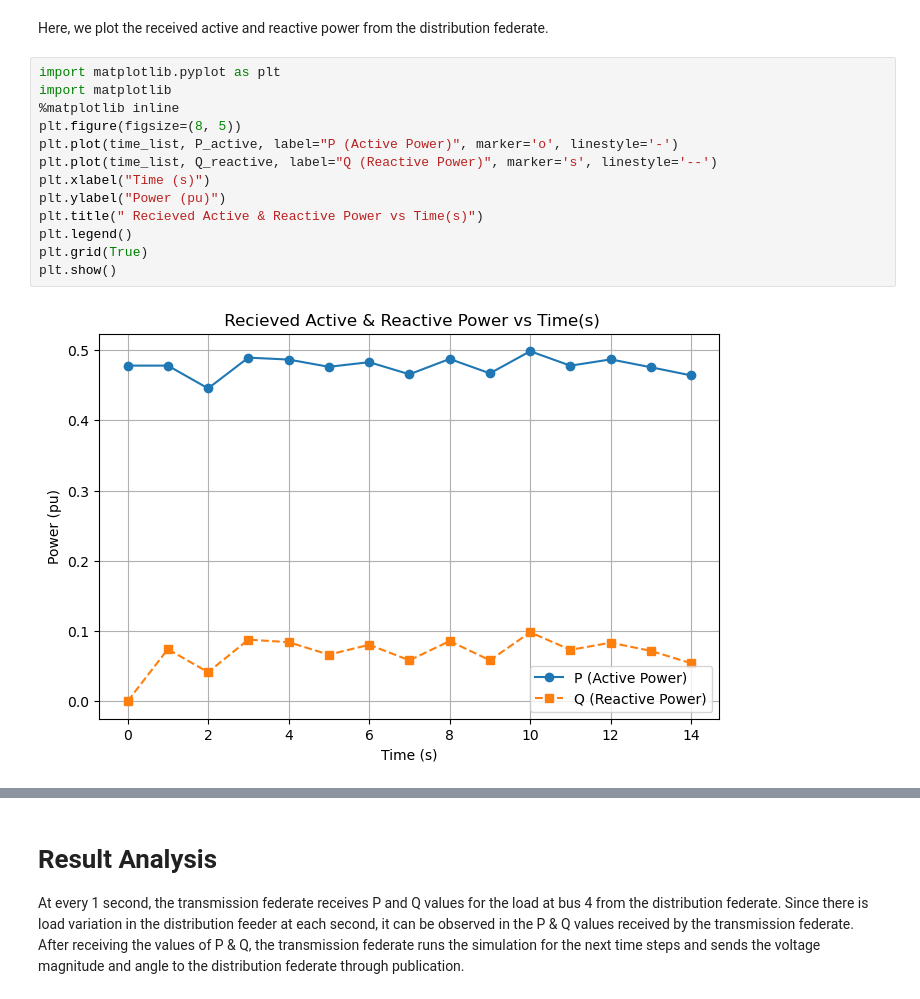
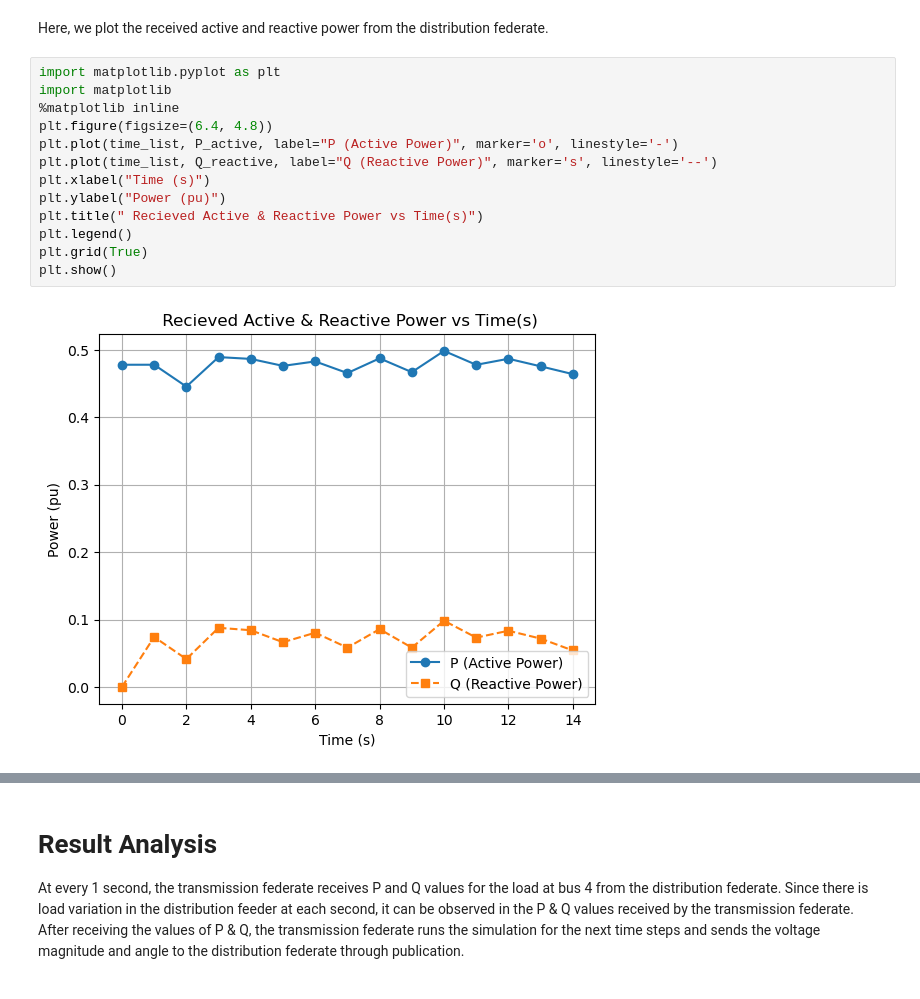
Before and after one commit to PowerCyberTraining/powercybertraining.github.io, a Jupyter notebook: pct/modules/06/transmission_federate.ipynb, the cells around one changed output, grey strips where cells are left out. Saved outputs shown, nothing was run; the diff lists cells and outputs as text.

```diff
--- a/pct/modules/06/transmission_federate.ipynb
+++ b/pct/modules/06/transmission_federate.ipynb
@@ -319,15 +333,15 @@ Here, we plot the received active and reactive power from the distribution feder
 # %%
 import matplotlib.pyplot as plt
 import matplotlib
 %matplotlib inline
-plt.figure(figsize=(8, 5))
+plt.figure(figsize=(6.4, 4.8))
 plt.plot(time_list, P_active, label="P (Active Power)", marker='o', linestyle='-')
 plt.plot(time_list, Q_reactive, label="Q (Reactive Power)", marker='s', linestyle='--')
 plt.xlabel("Time (s)")
 plt.ylabel("Power (pu)")
 plt.title(" Recieved Active & Reactive Power vs Time(s)")
 plt.legend()
 plt.grid(True)
 plt.show()
 # %% [output]
-[figure, old version]
+[figure, new version]
```
Also changed, not shown: parts of 17 cells of this notebook, 4 other files.
